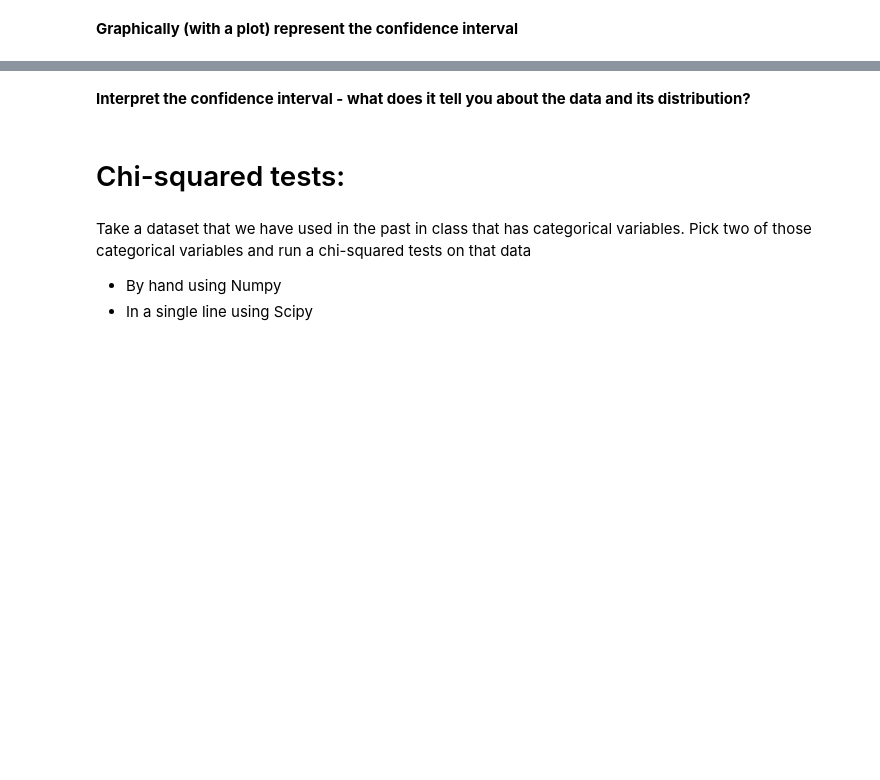
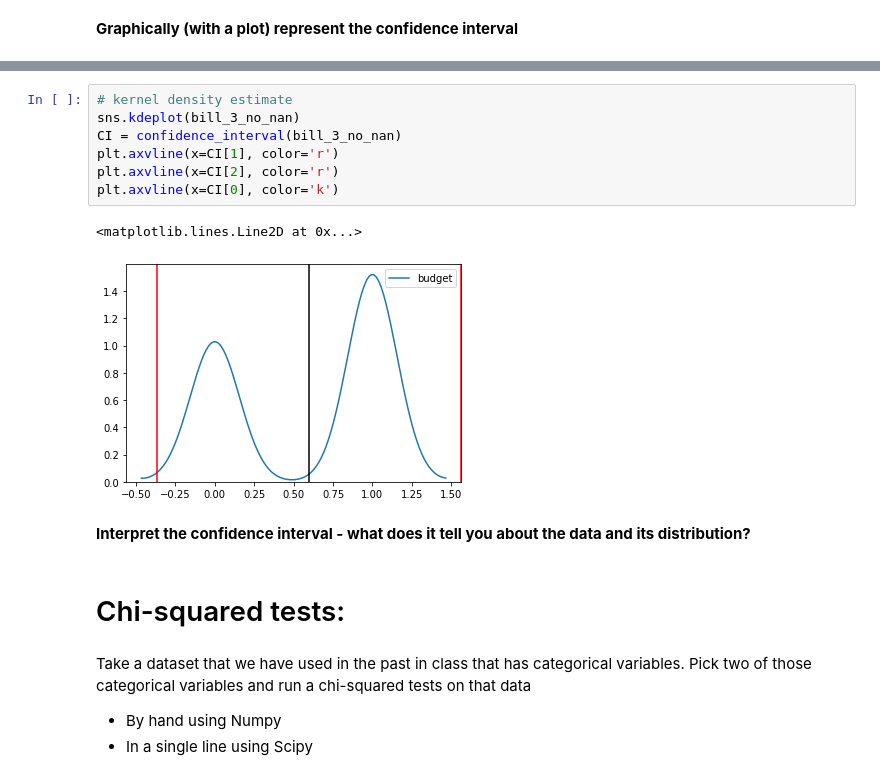
Before and after one commit to lmstephens/DS-Unit-1-Sprint-2-Statistics, a Jupyter notebook: module2/LS_DS_122_Sampling_Confidence_Intervals_and_Hypothesis_Testing_Assignment.ipynb, the cells around one changed output, grey strips where cells are left out. Drawn from its saved outputs; the diff is of its cells as text; blank space fills up the shorter version.

```diff
--- a/module2/LS_DS_122_Sampling_Confidence_Intervals_and_Hypothesis_Testing_Assignment.ipynb
+++ b/module2/LS_DS_122_Sampling_Confidence_Intervals_and_Hypothesis_Testing_Assignment.ipynb
@@ -122,3 +166,13 @@ confidence_interval(bill_2_no_nan)
+# %%
+# kernel density estimate
+sns.kdeplot(bill_3_no_nan)
+CI = confidence_interval(bill_3_no_nan)
+plt.axvline(x=CI[1], color='r')
+plt.axvline(x=CI[2], color='r')
+plt.axvline(x=CI[0], color='k')
+# %% [output]
+<matplotlib.lines.Line2D at 0x...>
+[figure, added]
 # %% [markdown]
 **Interpret the confidence interval - what does it tell you about the data and its distribution?**
 # %% [markdown]
```
Also changed, not shown: parts of 8 cells of this notebook.
